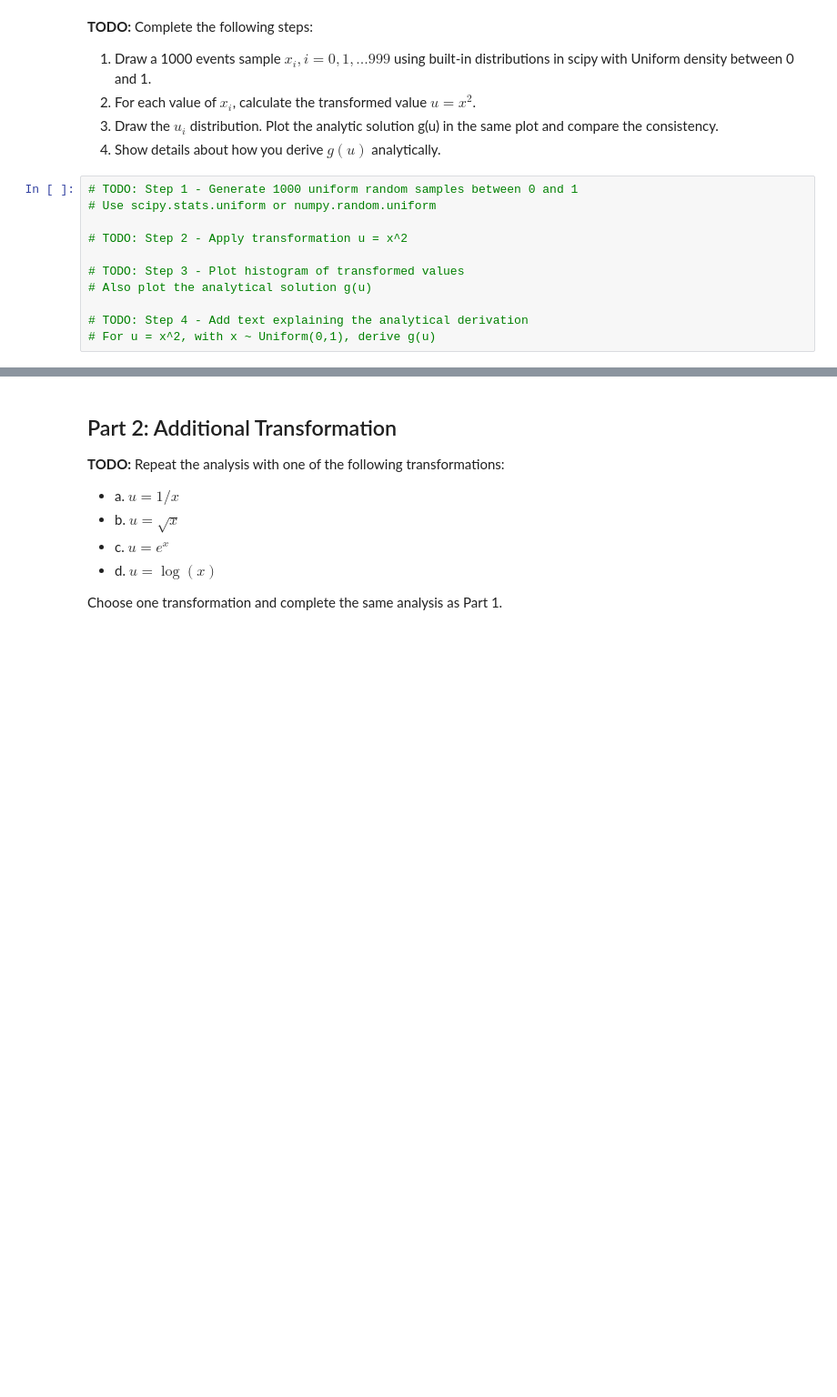
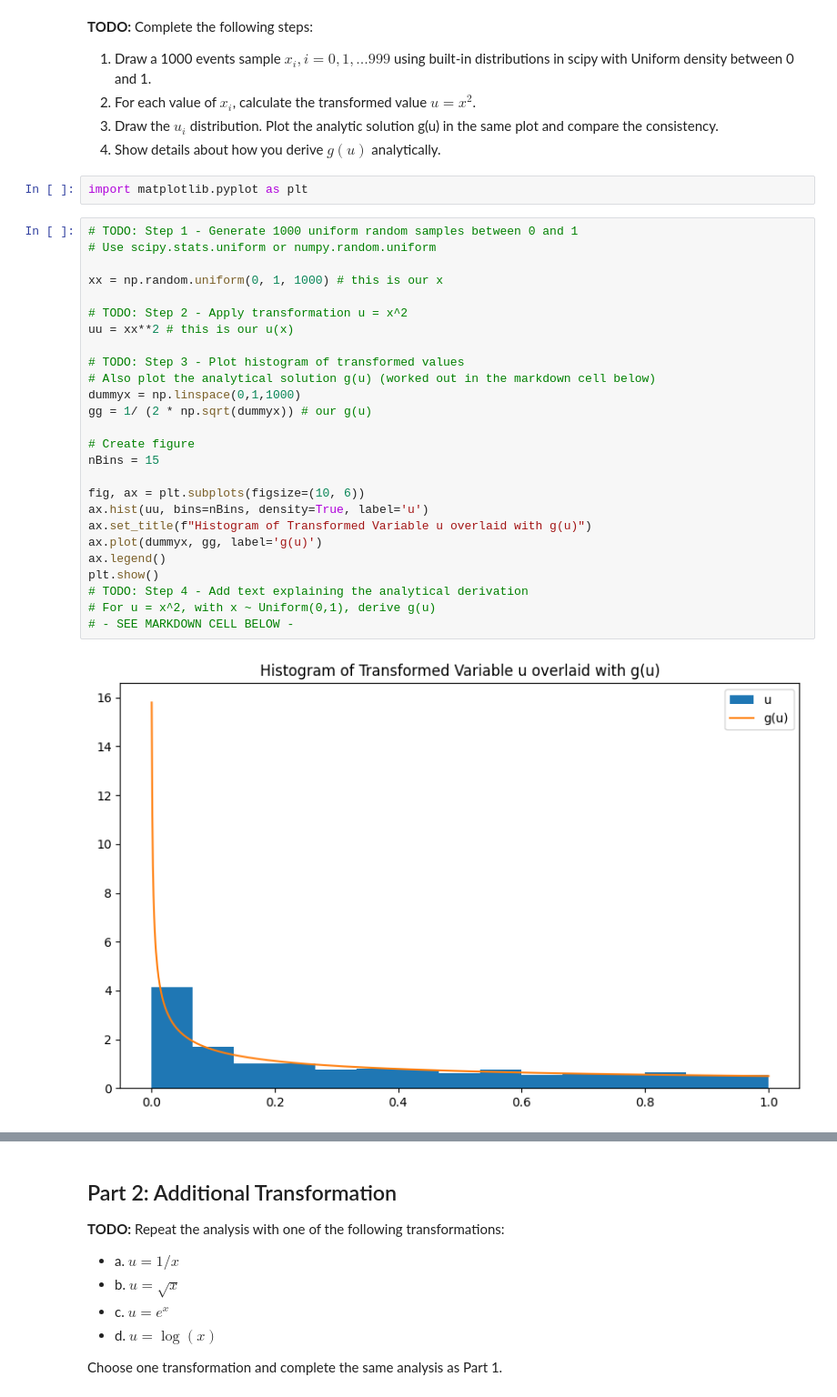
Before and after one commit to oeatmik/Phys434_Lab_1, a Jupyter notebook: lab_2_template.ipynb, the cells around one changed output, grey strips where cells are left out. Shown at 91% size. Drawn from its saved outputs; the diff is of its cells as text; blank space fills up the shorter version.

```diff
--- a/lab_2_template.ipynb
+++ b/lab_2_template.ipynb
@@ -37,14 +39,33 @@ For a random distribution of x between 0 and 1. With variable of transformation
 2. For each value of $x_i$, calculate the transformed value $u = x^2$.
 3. Draw the $u_i$ distribution. Plot the analytic solution g(u) in the same plot and compare the consistency.
 4. Show details about how you derive $g(u)$ analytically.
+# %%
+import matplotlib.pyplot as plt
 # %%
 # TODO: Step 1 - Generate 1000 uniform random samples between 0 and 1
 # Use scipy.stats.uniform or numpy.random.uniform
 
+xx = np.random.uniform(0, 1, 1000) # this is our x
+
 # TODO: Step 2 - Apply transformation u = x^2
+uu = xx**2 # this is our u(x)
 
 # TODO: Step 3 - Plot histogram of transformed values
-# Also plot the analytical solution g(u)
+# Also plot the analytical solution g(u) (worked out in the markdown cell below)
+dummyx = np.linspace(0,1,1000)
+gg = 1/ (2 * np.sqrt(dummyx)) # our g(u)
 
+# Create figure
+nBins = 15
+
+fig, ax = plt.subplots(figsize=(10, 6))
+ax.hist(uu, bins=nBins, density=True, label='u')
+ax.set_title(f"Histogram of Transformed Variable u overlaid with g(u)")
+ax.plot(dummyx, gg, label='g(u)')
+ax.legend()
+plt.show()
 # TODO: Step 4 - Add text explaining the analytical derivation
 # For u = x^2, with x ~ Uniform(0,1), derive g(u)
+# - SEE MARKDOWN CELL BELOW -
+# %% [output]
+[figure, added]
```
Also changed, not shown: parts of 2 cells of this notebook.
